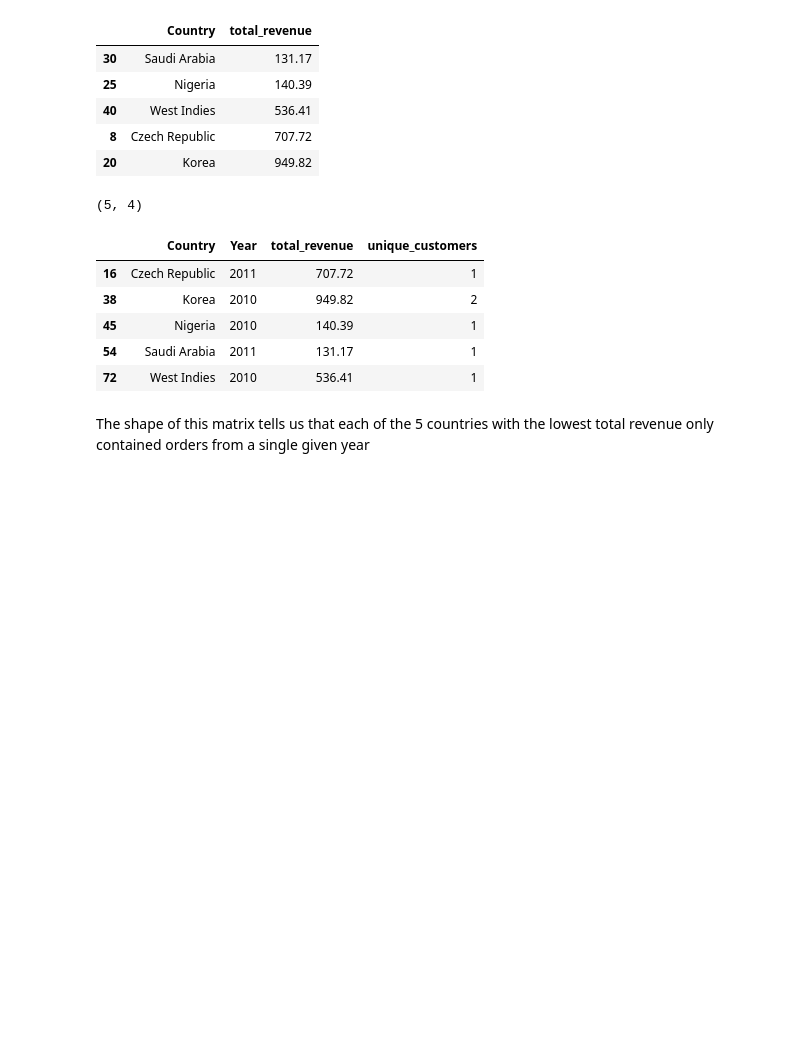
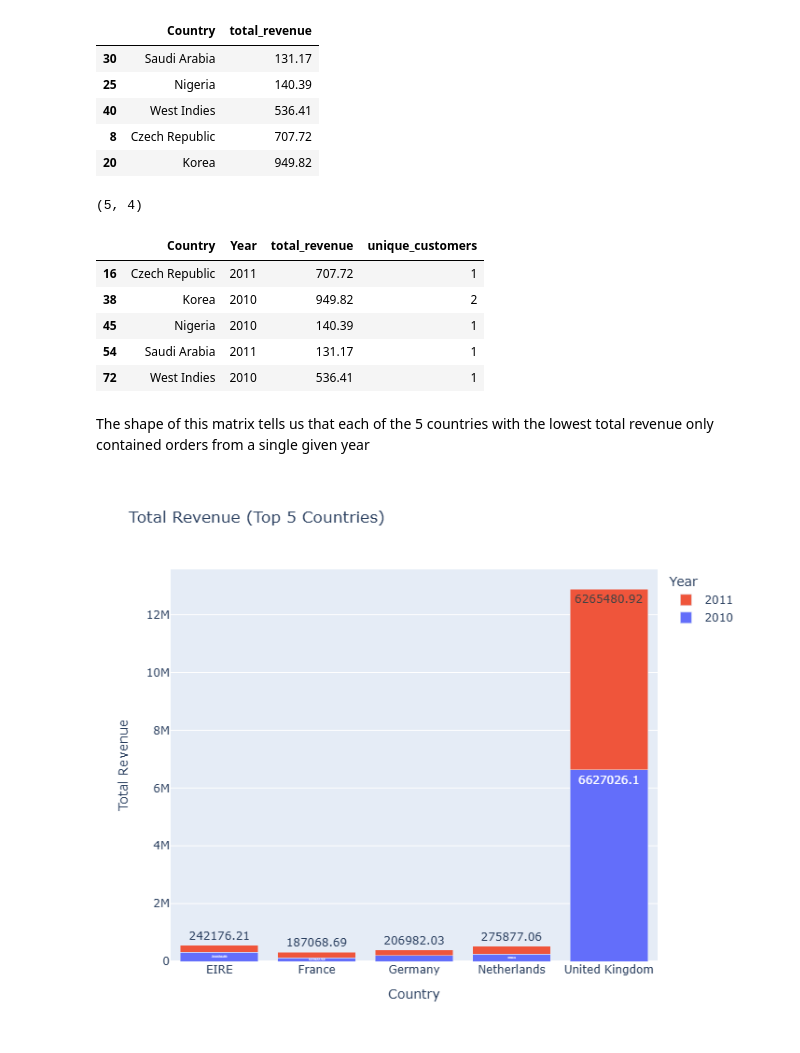
Before and after one commit to ahimranVT/retail-analytics-platform, a Jupyter notebook: notebooks/explore_transactions.ipynb, the cells around one changed output. Saved outputs shown, nothing was run; the diff lists cells and outputs as text; code cells hidden in the pictures; blank space fills up the shorter version.

```diff
--- a/notebooks/explore_transactions.ipynb
+++ b/notebooks/explore_transactions.ipynb
@@ -392 +401,5 @@ fig.update_layout(
 fig.show()
+# %%
+Image('../images/top_5_countries.png')
+# %% [output]
+[figure, added]
```
Also changed, not shown: parts of 5 cells of this notebook.
